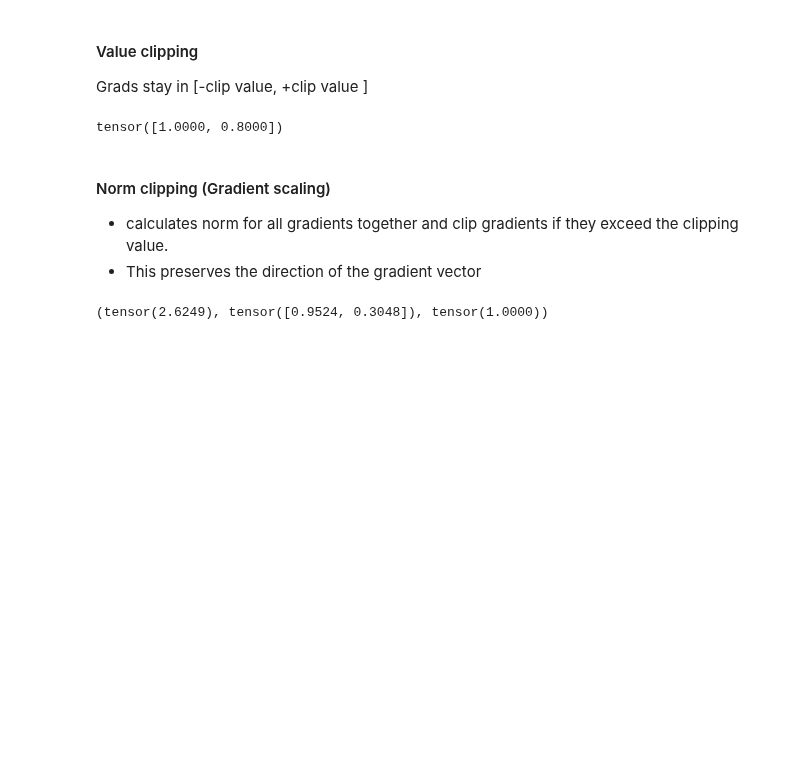
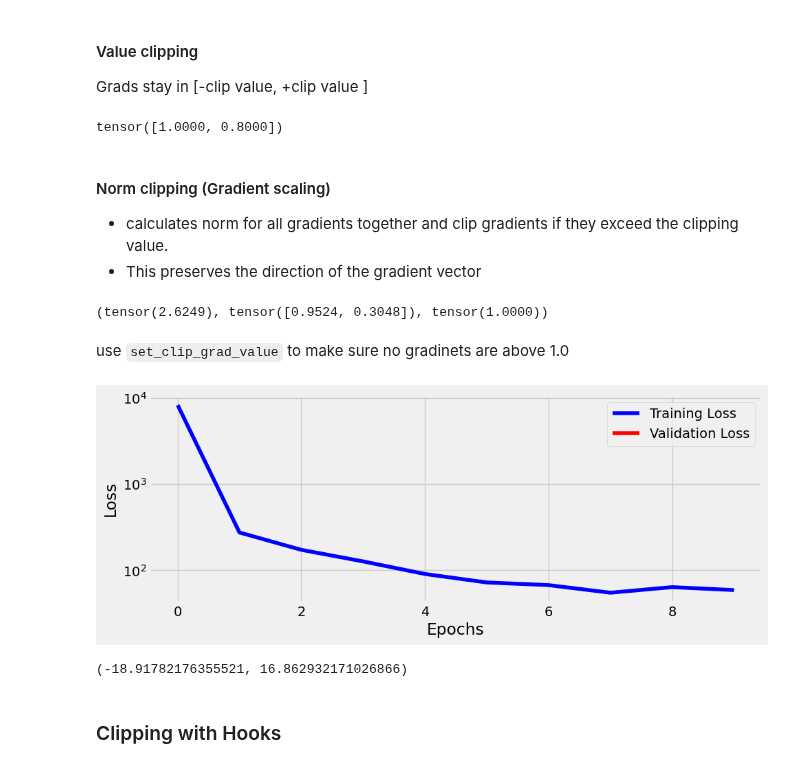
Before and after one commit to Anushkach/Deep-Learning, a Jupyter notebook: Deep Learning with Pytorch/vanishing and exploding gradients.ipynb, the cells around one changed output. Drawn from its saved outputs; the diff is of its cells as text; code cells hidden in the pictures; blank space fills up the shorter version.

```diff
--- a/Deep Learning with Pytorch/vanishing and exploding gradients.ipynb
+++ b/Deep Learning with Pytorch/vanishing and exploding gradients.ipynb
@@ -372,2 +383,29 @@ def weights_init(m):
         if m.bias is not None:
             nn.init.zeros_(m.bias)
+# %%
+torch.manual_seed(42)
+with torch.no_grad():
+    model.apply(weights_init)
+
+optimizer = optim.SGD(model.parameters(), lr=0.1)
+# %% [markdown]
+use `set_clip_grad_value` to make sure no gradinets are above 1.0
+# %%
+sbs_reg_clip = StepByStep(model, loss_fn, optimizer)
+sbs_reg_clip.set_loaders(train_loader)
+sbs_reg_clip.set_clip_grad_value(1.0)
+sbs_reg_clip.capture_gradients(['fc1'])
+sbs_reg_clip.train(10)
+sbs_reg_clip.remove_clip()
+sbs_reg_clip.remove_hooks()
+# %%
+fig=sbs_reg_clip.plot_losses()
+# %% [output]
+[figure, added]
+# %%
+avg_grad=np.array(sbs_reg_clip._gradients['fc1']['weight']).mean(axis=(1,2))
+avg_grad.min(),avg_grad.max()
+# %% [output]
+(-18.91782176355521, 16.862932171026866)
+# %% [markdown]
+### Clipping with Hooks
```
Also changed, not shown: parts of 8 cells of this notebook.
